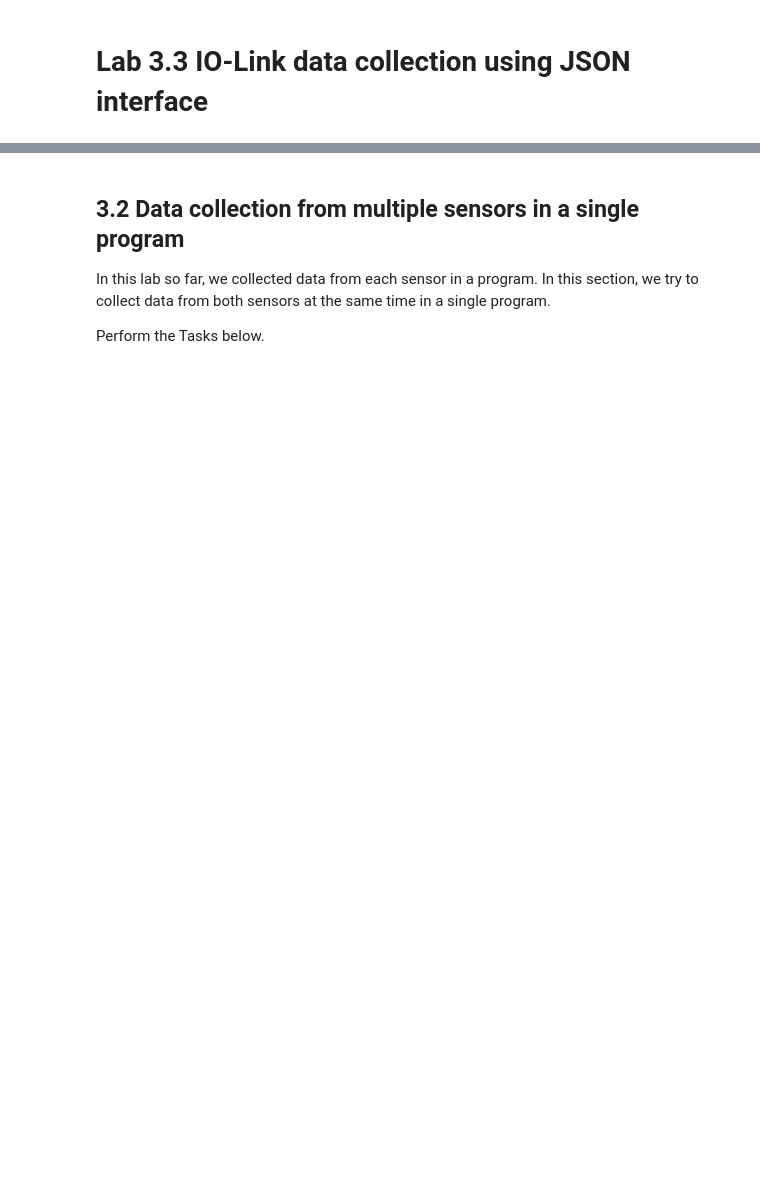
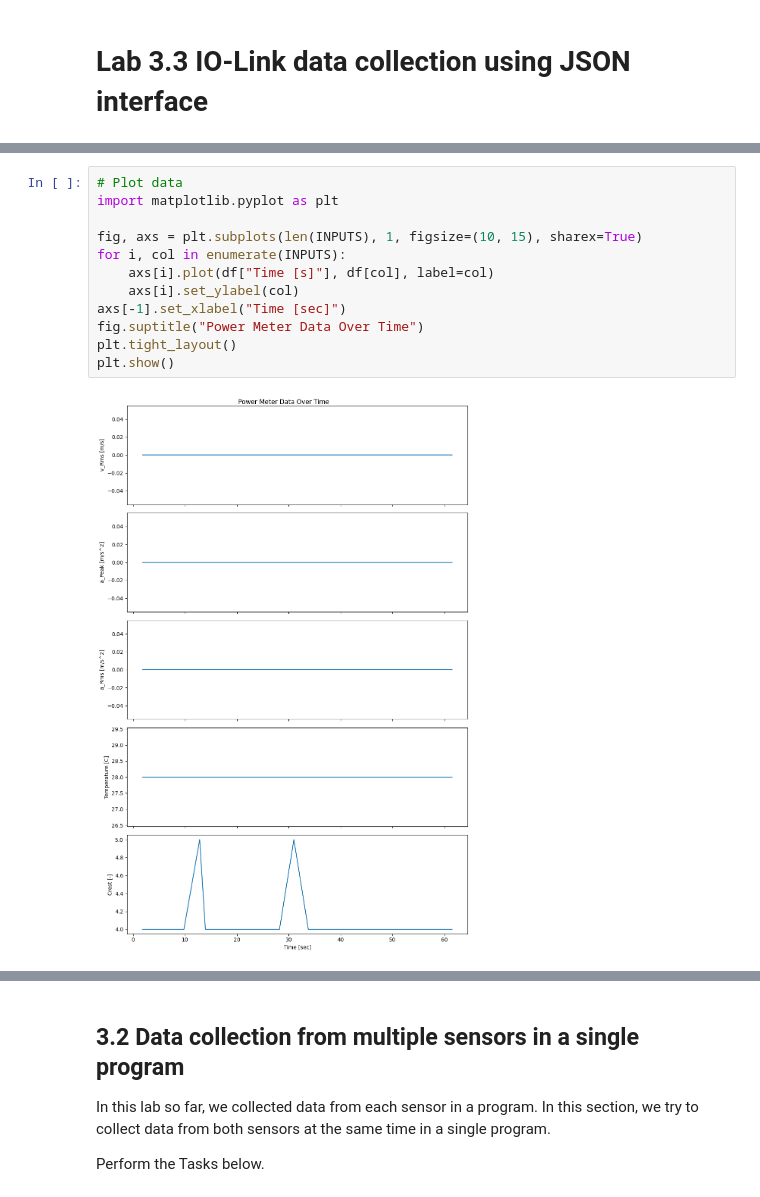
Before and after one commit to rd908213/ME-597-IIoT, a Jupyter notebook: lab/lab3/L3_Colab3.ipynb, the cells around one changed output, grey strips where cells are left out. Drawn from its saved outputs; the diff is of its cells as text; blank space fills up the shorter version.

```diff
--- a/lab/lab3/L3_Colab3.ipynb
+++ b/lab/lab3/L3_Colab3.ipynb
@@ -242,0 +308,14 @@ Modify the sample code 2 on both laptop and Raspberry Pi to print out all data (
+# %%
+# Plot data
+import matplotlib.pyplot as plt
+
+fig, axs = plt.subplots(len(INPUTS), 1, figsize=(10, 15), sharex=True)
+for i, col in enumerate(INPUTS):
+    axs[i].plot(df["Time [s]"], df[col], label=col)
+    axs[i].set_ylabel(col)
+axs[-1].set_xlabel("Time [sec]")
+fig.suptitle("Power Meter Data Over Time")
+plt.tight_layout()
+plt.show()
+# %% [output]
+[figure, added]
```
Also changed, not shown: parts of 12 cells of this notebook, 5 other files.
